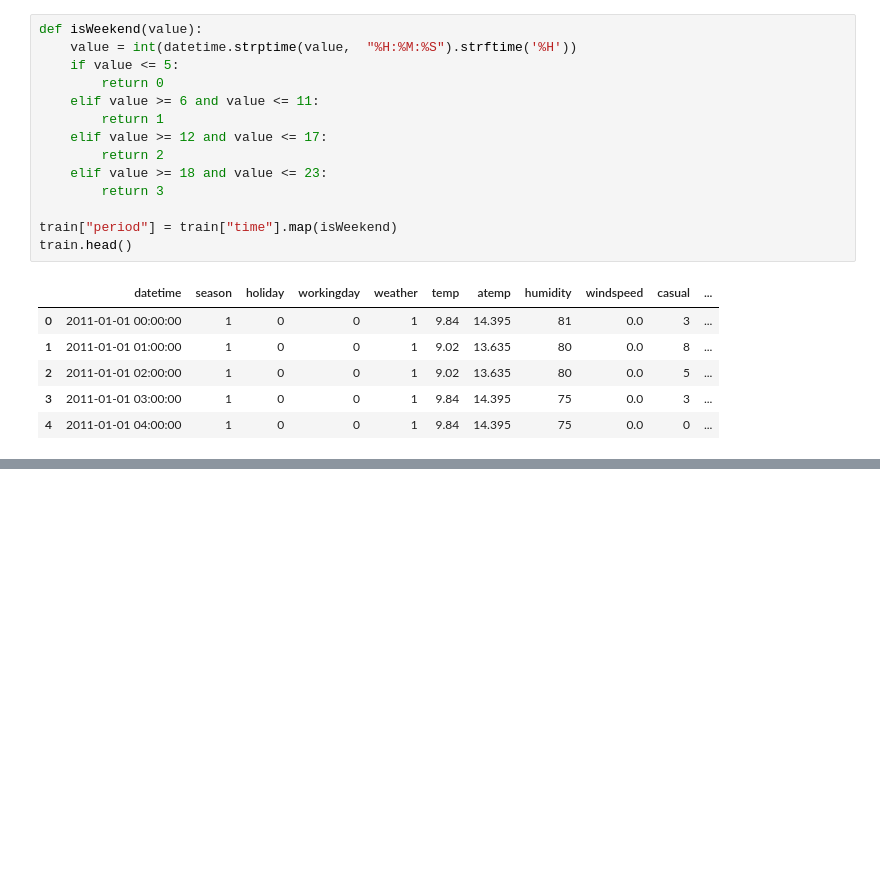
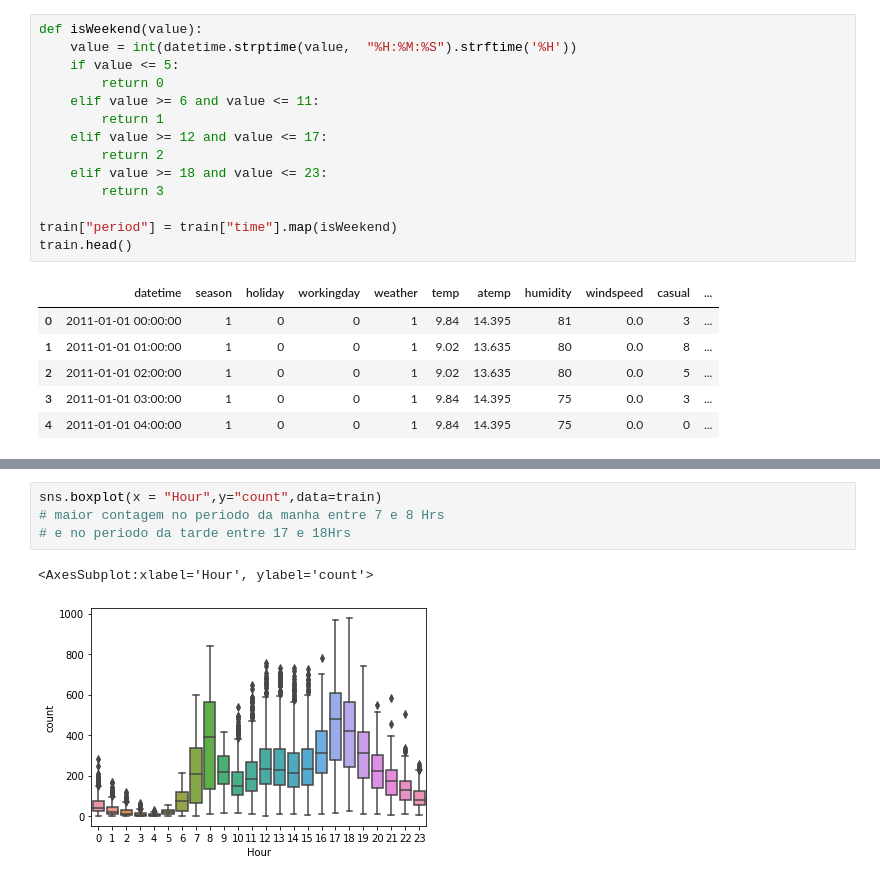
Before and after one commit to renCgomes/T2_LP_ECA_2021.2, a Jupyter notebook: T2_LP.ipynb, the cells around one changed output, grey strips where cells are left out. Cells and saved outputs as stored; diff of their text form; blank space fills up the shorter version.

```diff
--- a/T2_LP.ipynb
+++ b/T2_LP.ipynb
@@ -79,0 +272,7 @@ train.head()
+# %%
+sns.boxplot(x = "Hour",y="count",data=train)
+# maior contagem no periodo da manha entre 7 e 8 Hrs
+# e no periodo da tarde entre 17 e 18Hrs
+# %% [output]
+<AxesSubplot:xlabel='Hour', ylabel='count'>
+[figure, added]
```
Also changed, not shown: parts of 23 cells of this notebook.
